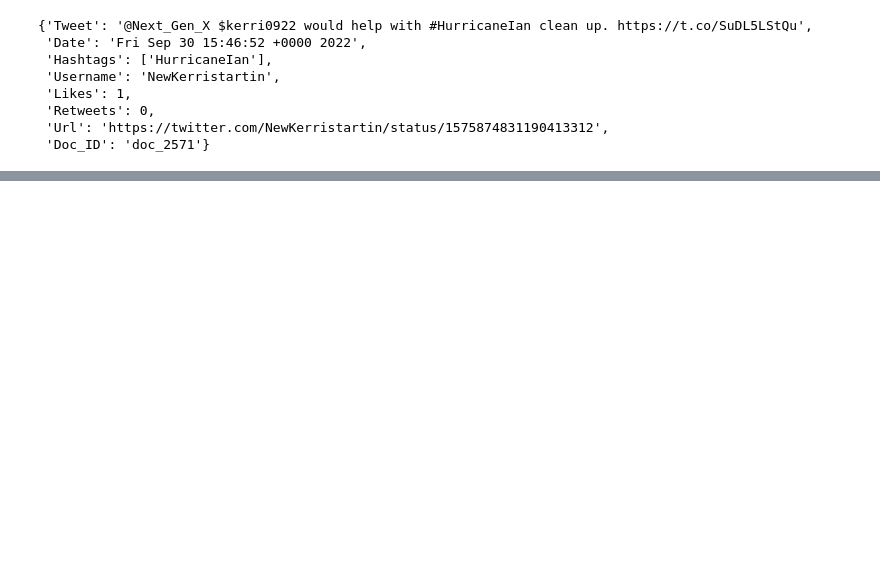
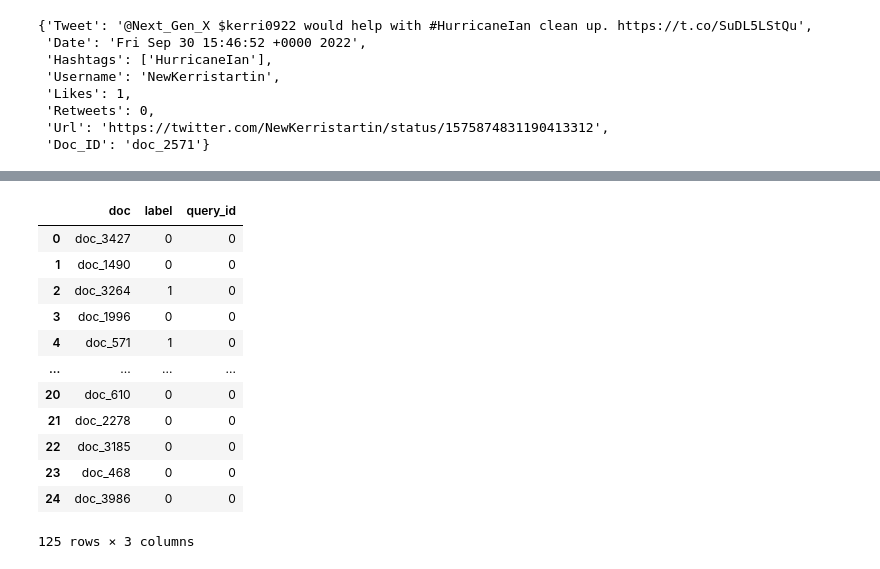
Before and after one commit to carlota10/IRWA_2223, a Jupyter notebook: IRWA project.ipynb, the cells around one changed output, grey strips where cells are left out. Drawn from its saved outputs; the diff is of its cells as text; code cells hidden in the pictures; blank space fills up the shorter version.

```diff
--- a/IRWA project.ipynb
+++ b/IRWA project.ipynb
@@ -139,0 +447,3 @@ tweets[list(tweets.keys())[2570]]
+# %%
+doc_rel = pd.read_csv(r'data/Document Relevance - Full 1.csv', delimiter = ",")
+doc_rel.head()
@@ -139,0 +473,33 @@ tweets[list(tweets.keys())[2570]]
+# %%
+docs_q1 = doc_rel[["Doc_ID", "Bad storm"]]
+docs_q1 = docs_q1.rename(columns={"Doc_ID": "doc", "Bad storm": "label"})
+docs_q1["query_id"] = 0
+docs_q2 = doc_rel[["Doc_ID", "Hurricane Disaster"]]
+docs_q2 = docs_q2.rename(columns={"Doc_ID": "doc", "Hurricane Disaster": "label"})
+docs_q2["query_id"] = 0
+docs_q3 = doc_rel[["Doc_ID", "evacuate house"]]
+docs_q3 = docs_q1.rename(columns={"Doc_ID": "doc", "evacuate house": "label"})
+docs_q3["query_id"] = 0
+docs_q4 = doc_rel[["Doc_ID", "Florida Shelter"]]
+docs_q4 = docs_q1.rename(columns={"Doc_ID": "doc", "Florida Shelter": "label"})
+docs_q4["query_id"] = 0
+docs_q5 = doc_rel[["Doc_ID", "Rain fall"]]
+docs_q5 = docs_q1.rename(columns={"Doc_ID": "doc", "Rain fall": "label"})
+docs_q5["query_id"] = 0
+docs = pd.concat([docs_q1, docs_q2, docs_q3, docs_q4, docs_q5])
+# %%
+docs
+# %% [output]
+|  | doc | label | query_id |
+| 0 | doc_3427 | 0 | 0 |
+| 1 | doc_1490 | 0 | 0 |
+| 2 | doc_3264 | 1 | 0 |
+| 3 | doc_1996 | 0 | 0 |
+| 4 | doc_571 | 1 | 0 |
+| ... | ... | ... | ... |
+| 20 | doc_610 | 0 | 0 |
+| 21 | doc_2278 | 0 | 0 |
+| 22 | doc_3185 | 0 | 0 |
+| 23 | doc_468 | 0 | 0 |
+| 24 | doc_3986 | 0 | 0 |
+125 rows × 3 columns
```
Also changed, not shown: parts of 158 cells of this notebook.
